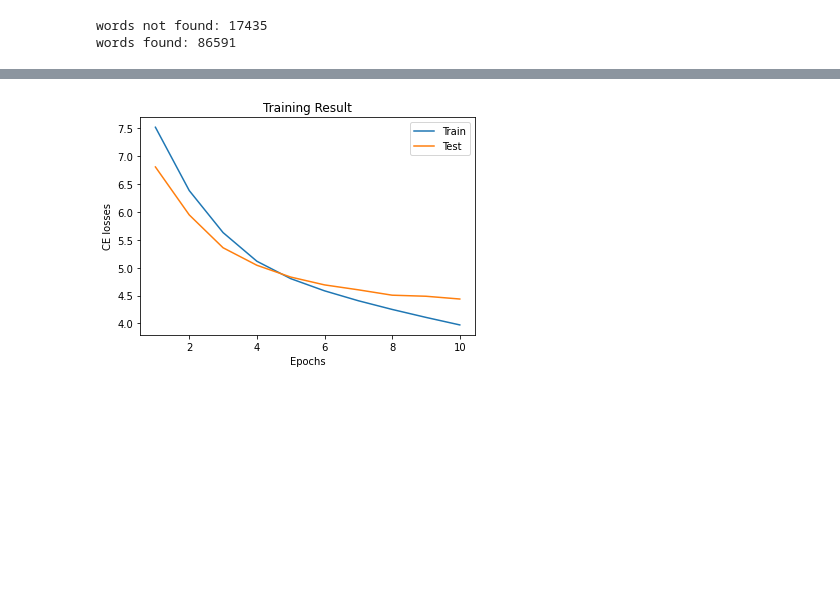
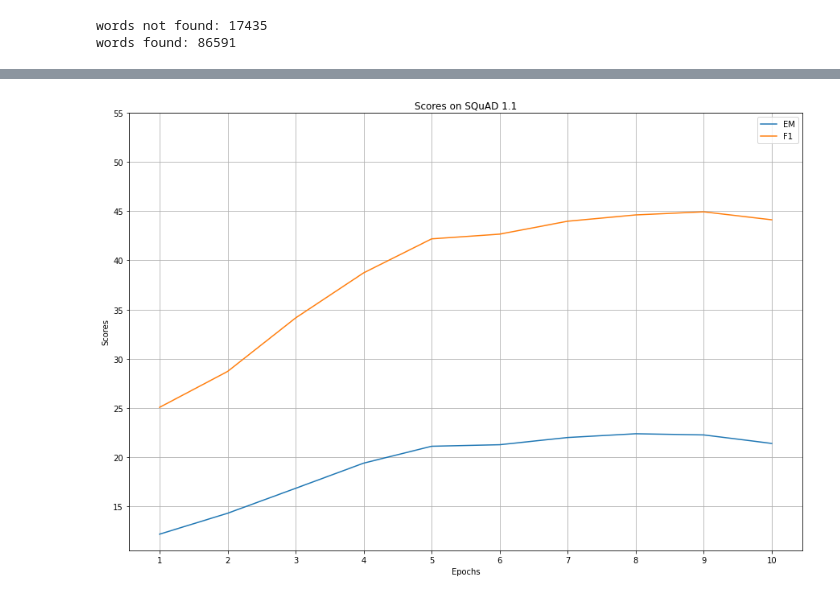
Before and after one commit to zxcvvxcz/my_DrQA, a Jupyter notebook: myDrQA.ipynb, the cells around one changed output, grey strips where cells are left out. Saved outputs shown, nothing was run; the diff lists cells and outputs as text; code cells hidden in the pictures; blank space fills up the shorter version.

```diff
--- a/myDrQA.ipynb
+++ b/myDrQA.ipynb
@@ -233,13 +237,14 @@ class AlignedQuestionEmbedding(nn.Module):
     def __init__(self, input_dim):
         super().__init__()
         self.relu = nn.ReLU()
-        self.linear = nn.Linear(input_dim, input_dim)
+        self.linear1 = nn.Linear(input_dim, input_dim)
+        self.linear2 = nn.Linear(input_dim, input_dim)
 
     def forward(self, paragraph, question, question_pad_mask):
 
-        p = self.relu(self.linear(paragraph))
+        p = self.relu(self.linear1(paragraph))
 
-        q = self.relu(self.linear(question))
+        q = self.relu(self.linear2(question))
         q = q.permute(0, 2, 1)
 
         dot_product = torch.bmm(p, q)
@@ -638,8 +643,8 @@ for epoch in range(10):
     val_loss, emScore, f1Score = validate(model, testloader)
     train_losses.append(train_loss)
     val_losses.append(val_loss)
-    em_scores.append(em_scores)
-    f1_scores.append(f1_scores)
+    em_scores.append(emScore * 100)
+    f1_scores.append(f1Score * 100)
 
     if best_val_loss > val_loss:
         torch.save({
@@ -652,7 +657,7 @@ for epoch in range(10):
 
     time_elapsed = end_time - start_time
     print(f'train_loss: {train_loss}, val_loss: {val_loss}')
-    print(f'em_score: {emScore * 100}, f1_score: {f1Score * 100}')
+    print(f'em_score: {emScore}, f1_score: {f1Score}')
     print(f'End epoch {epoch}, elapsed time: {time_elapsed}')
 # %% [output]
 Staring epoch 0
@@ -679,25 +689,25 @@ End epoch 9, elapsed time: 385.1567351818085
 # %%
-%matplotlib inline
-from matplotlib import pyplot as plt
-plt.plot([i for i in range(1, 11)], train_losses)
-plt.plot([i for i in range(1, 11)], val_losses)
-plt.xlabel('Epochs')
-plt.ylabel('CE losses')
-plt.title('Training Result')
-plt.legend(['Train', 'Test'])
-plt.show()
+# plt.plot([i for i in range(1, 11)], train_losses)
+# plt.plot([i for i in range(1, 11)], val_losses)
+# plt.xlabel('Epochs')
+# plt.ylabel('CE losses')
+# plt.title('Training Result')
+# plt.legend(['Train', 'Test'])
+# plt.show()
-# %% [output]
-[figure, removed]
 # %%
-# %matplotlib inline
-# from matplotlib import pyplot as plt
 plt.plot([i for i in range(1, 11)], em_scores)
 plt.plot([i for i in range(1, 11)], f1_scores)
 plt.xlabel('Epochs')
 plt.ylabel('Scores')
 plt.title('Scores on SQuAD 1.1')
 plt.legend(['EM', 'F1'])
+plt.xticks([i for i in range(1, 11)])
+plt.yticks(np.arange(15, 60, 5))
+plt.savefig("lineexamples.png", dpi=350)
+plt.grid(True)
 plt.show()
+# %% [output]
+[figure, added]
 # %%
 # idx = 0
 # for i, t_data in enumerate(testloader):
```
Also changed, not shown: parts of 9 cells of this notebook.
